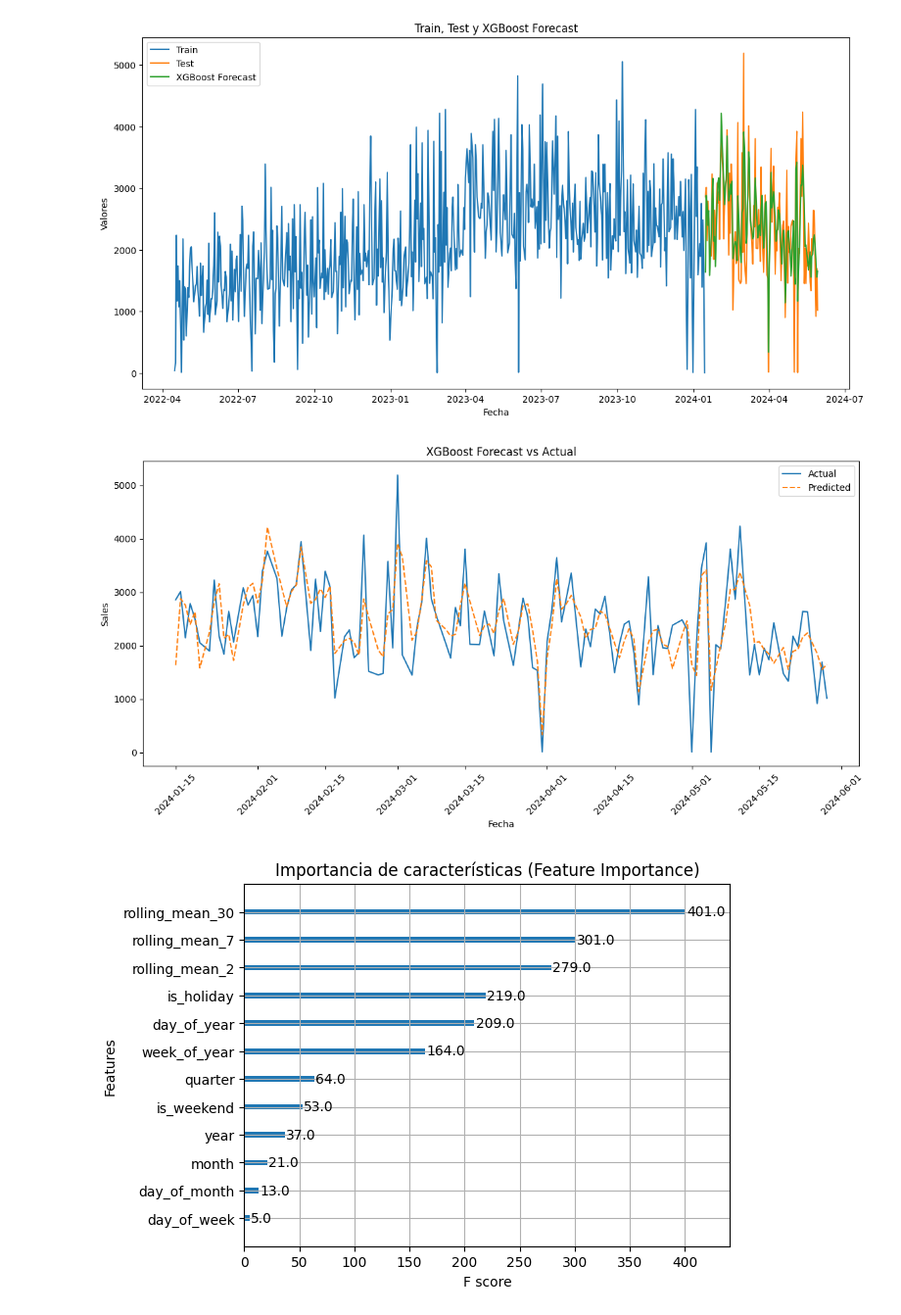
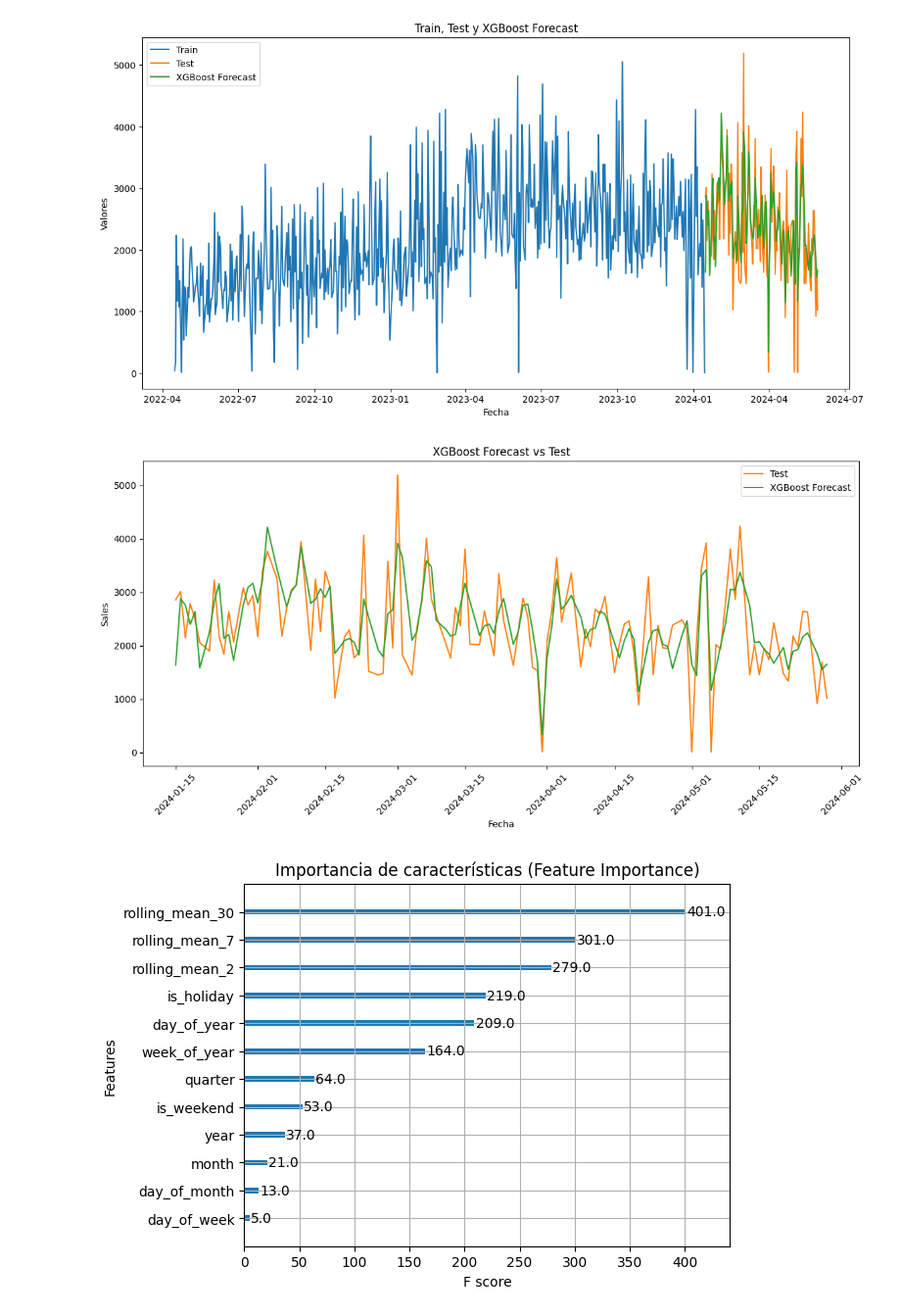
Before and after one commit to juanspadaro/forecasting_for_planning, a Jupyter notebook: 03_XGBoost/forecast_facturapp_xgboost_prod.ipynb, the cells around one changed output. Shown at 98% size. Drawn from its saved outputs; the diff is of its cells as text; code cells hidden in the pictures.

Commit message:
fix: changing the color of the graphic

```diff
--- a/03_XGBoost/forecast_facturapp_xgboost_prod.ipynb
+++ b/03_XGBoost/forecast_facturapp_xgboost_prod.ipynb
@@ -365,26 +365,26 @@ plt.show()
 # %%
 import matplotlib.pyplot as plt
 
 # Gráfico de Actual vs Predicted con fechas correctas
 plt.figure(figsize=(14, 6))
 
 # Graficar los valores reales (Actual)
-plt.plot(df_results_best.index, df_results_best['Actual'], label='Actual', color='tab:blue')
+plt.plot(df_results_best.index, df_results_best['Actual'], label='Test', color='tab:orange')
 
 # Graficar las predicciones (Predicted)
-plt.plot(df_results_best.index, df_results_best['Predicted'], label='Predicted', linestyle='--', color='tab:orange')
+plt.plot(df_results_best.index, df_results_best['Predicted'], label='XGBoost Forecast', color='tab:green')
 
 # Configuración del gráfico
-plt.title('XGBoost Forecast vs Actual')
+plt.title('XGBoost Forecast vs Test')
 plt.xlabel('Fecha')
 plt.ylabel('Sales')
 plt.xticks(rotation=45)  # Rotar las etiquetas de fecha para mayor claridad
 plt.legend()
 
 # Mostrar el gráfico
 plt.show()
 # %% [output]
-[figure, old version]
+[figure, new version]
 # %%
 # Lista con los nombres originales de las características
 feature_names = X_train.columns.tolist()
```
Also changed, not shown: parts of 1 cell of this notebook.
